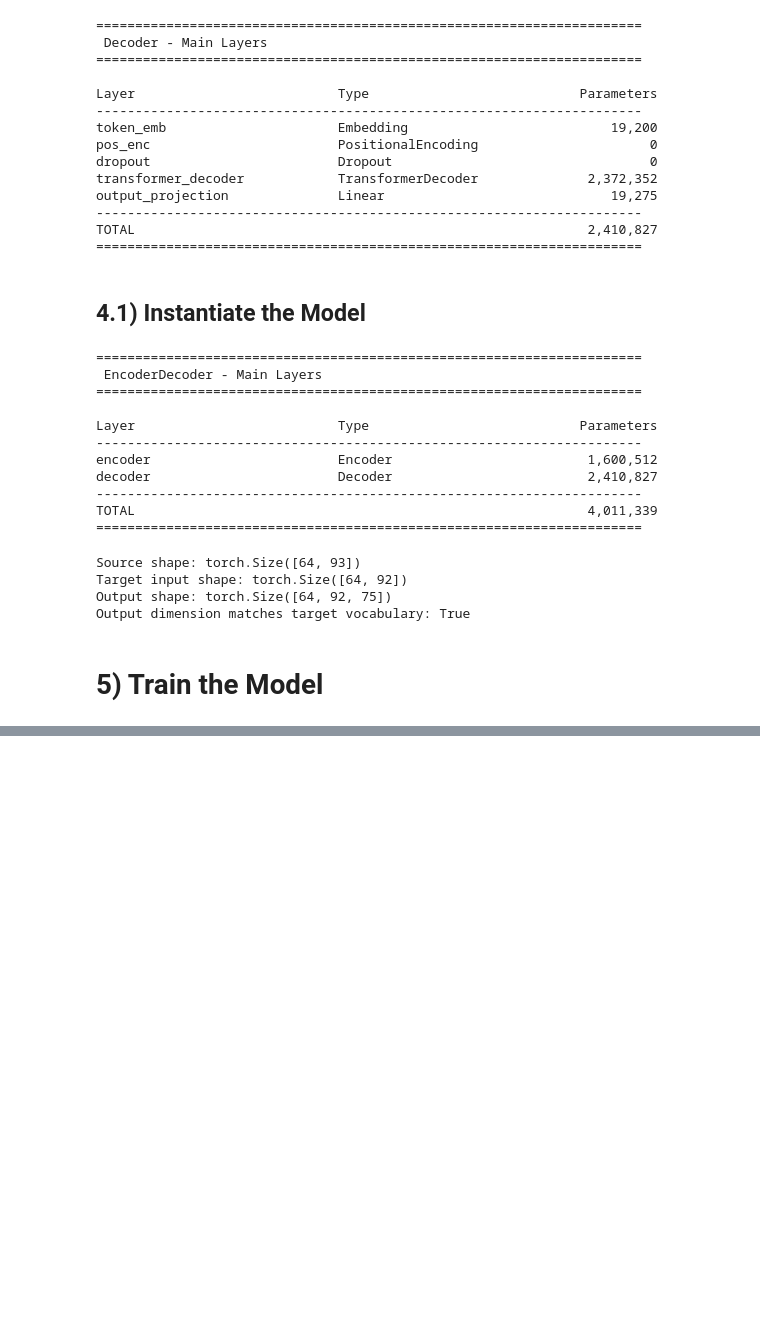
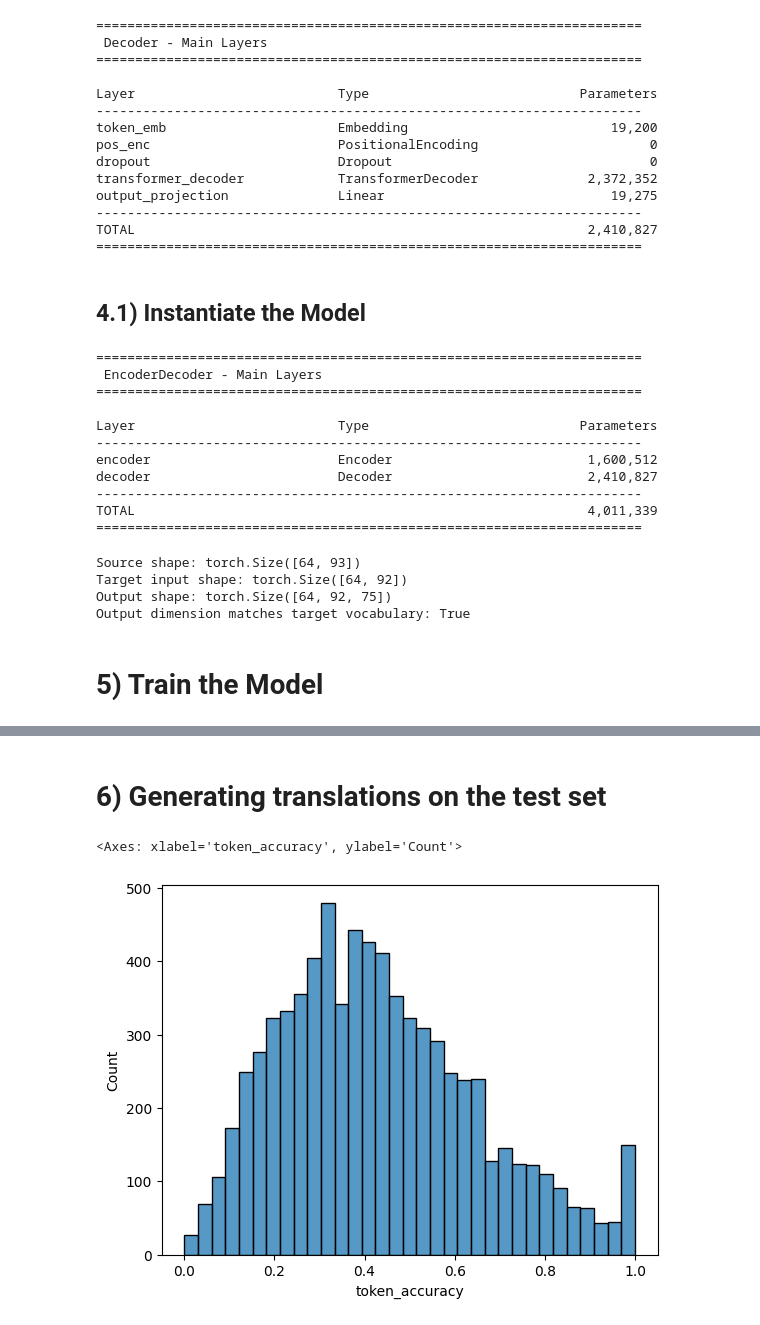
Before and after one commit to Tammo117/Reaction_Prediction_with_Transfromer, a Jupyter notebook: experiments.ipynb, the cells around one changed output, grey strips where cells are left out. Cells and saved outputs as stored; diff of their text form; code cells hidden in the pictures; blank space fills up the shorter version.

```diff
--- a/experiments.ipynb
+++ b/experiments.ipynb
@@ -268,7 +268,9 @@ class Decoder(nn.Module):
                                               )
 
         # Set the transformer decoder by passing the decoder layer and the number of layers
-        self.transformer_decoder = nn.TransformerDecoder(dec_layer, num_layers = num_layers)
+        self.transformer_decoder = nn.TransformerDecoder(dec_layer,
+                                                          num_layers = num_layers,
+                                                        )
 
         # Output projection layer: Projects decoder output to target vocabulary size, it must input the d_model and output vocab_size
         self.output_projection = nn.Linear(d_model, vocab_size)
@@ -456,11 +458,11 @@ optimizer = optim.Adam(model.parameters(), lr=0.001)
 criterion = nn.CrossEntropyLoss(ignore_index=0)  # Ignore padding tokens
 scheduler = optim.lr_scheduler.StepLR(optimizer, step_size=1, gamma=0.95)
 
-NUM_EPOCHS = 3
+NUM_EPOCHS = 50
 # %%
 mlflow.set_tracking_uri("http://127.0.0.1:8080")
 # %%
-history = train_model(
+trained_model = train_model(
     model=model,
     train_loader=train_loader,
     val_loader=val_loader,
@@ -470,6 +472,6 @@ history = train_model(
     num_epochs=NUM_EPOCHS,
     device=device,
     experiment_name="uspto_reaction_transformer",
-    run_name="baseline_dmodel=256_layers=3"
+    run_name="run_50_epochs"
 )
 # %% [output]
@@ -478,0 +486,2 @@ Epoch 2: Train Loss: 0.800, Val Loss: 0.600
+# %% [markdown]
+# 6) Generating translations on the test set
@@ -478,0 +572,8 @@ Epoch 2: Train Loss: 0.800, Val Loss: 0.600
+# %%
+test_results = generate_products_from_reactants(trained_model, test_loader, word2idx, idx2word, max_length)
+# %%
+
+sns.histplot(x="token_accuracy", data=test_results)
+# %% [output]
+<Axes: xlabel='token_accuracy', ylabel='Count'>
+[figure, added]
```
Also changed, not shown: parts of 6 cells of this notebook, 3 other files.
